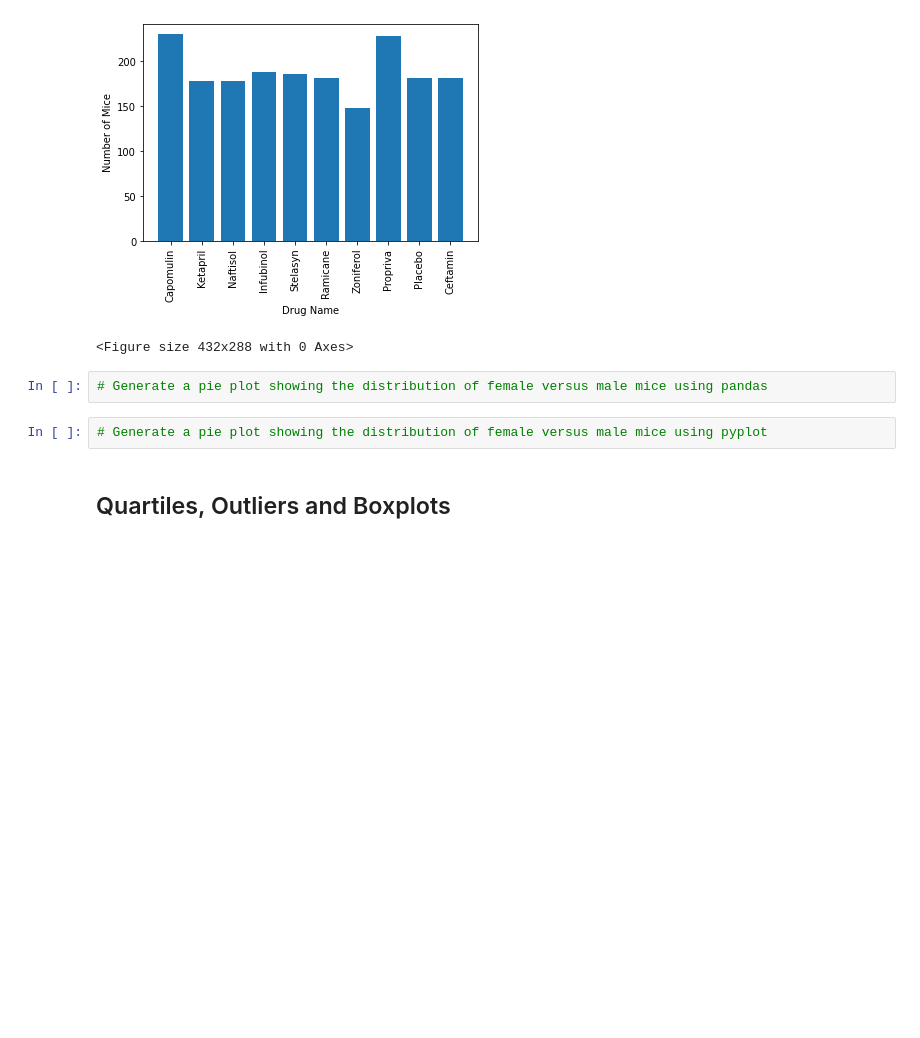
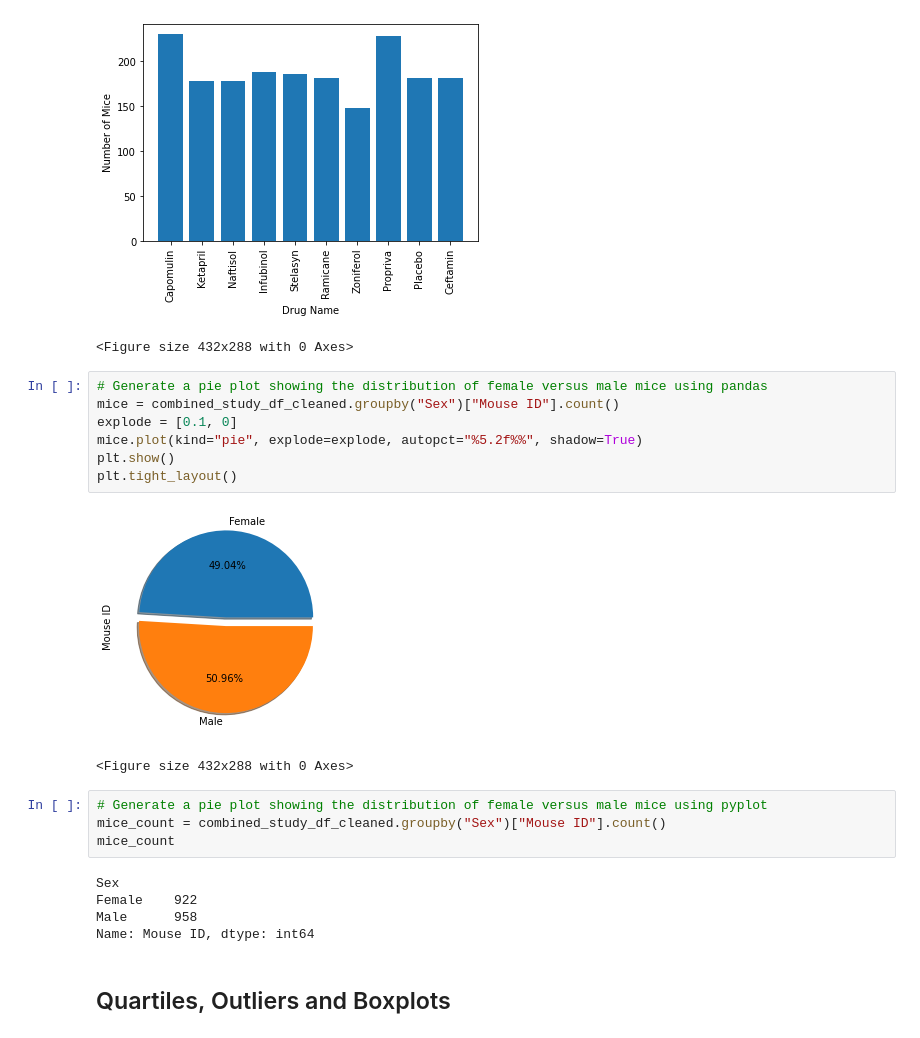
Before and after one commit to CCom20/matplot-challenge, a Jupyter notebook: pymaceuticals_analysis.ipynb, the cells around one changed output. Cells and saved outputs as stored; diff of their text form; blank space fills up the shorter version.

Commit message:
working on pie charts

```diff
--- a/pymaceuticals_analysis.ipynb
+++ b/pymaceuticals_analysis.ipynb
@@ -178,10 +178,25 @@ plt.tight_layout()
 # %% [output]
 [figure]
 <Figure size 432x288 with 0 Axes>
+# %%
+# Generate a pie plot showing the distribution of female versus male mice using pandas
+mice = combined_study_df_cleaned.groupby("Sex")["Mouse ID"].count()
+explode = [0.1, 0]
+mice.plot(kind="pie", explode=explode, autopct="%5.2f%%", shadow=True)
+plt.show()
+plt.tight_layout()
+# %% [output]
+[figure, added]
+<Figure size 432x288 with 0 Axes>
 # %%
-# Generate a pie plot showing the distribution of female versus male mice using pandas
+# Generate a pie plot showing the distribution of female versus male mice using pyplot
+mice_count = combined_study_df_cleaned.groupby("Sex")["Mouse ID"].count()
+mice_count
+# %% [output]
+Sex
+Female    922
+Male      958
+Name: Mouse ID, dtype: int64
-# %%
-# Generate a pie plot showing the distribution of female versus male mice using pyplot
 # %% [markdown]
 ## Quartiles, Outliers and Boxplots
 # %%
```
